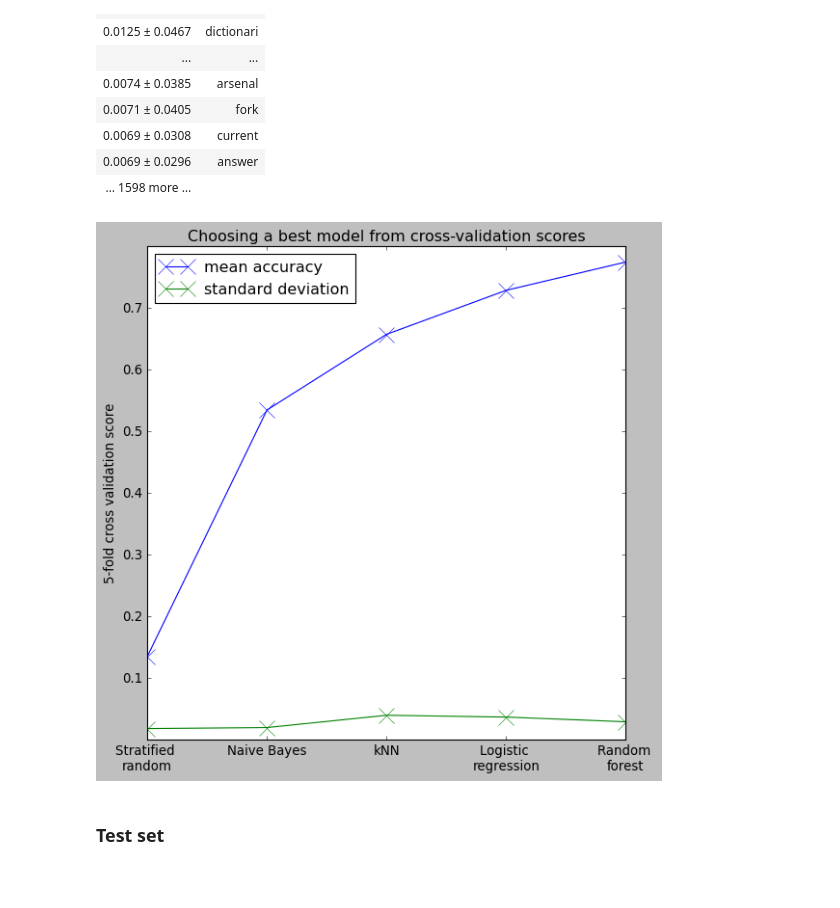
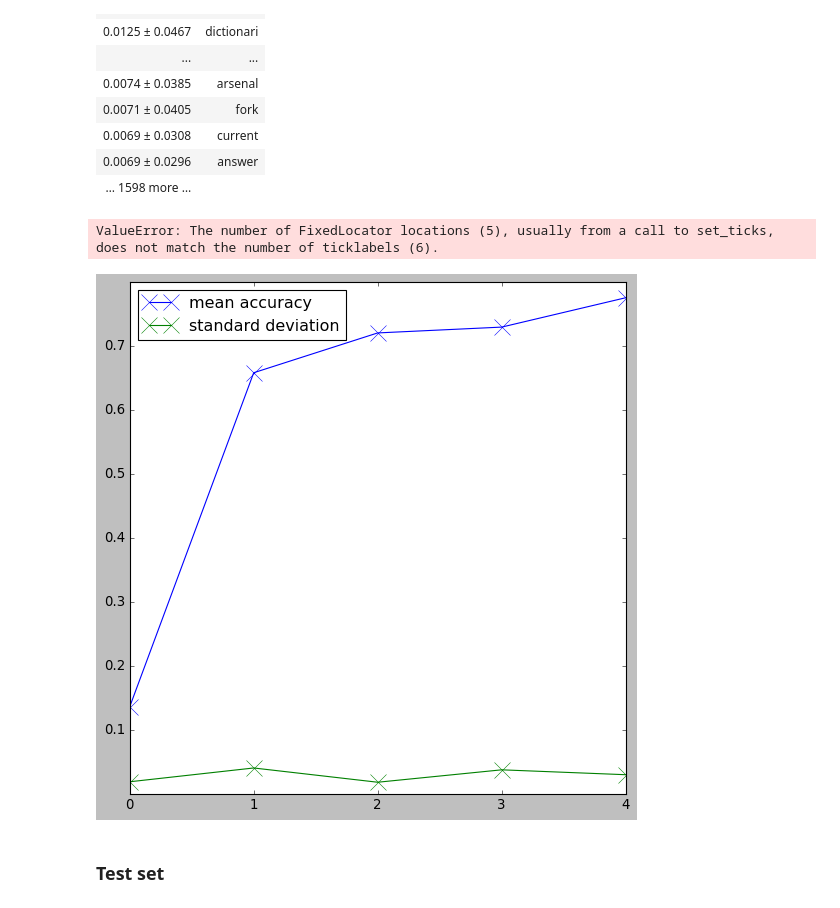
Before and after one commit to CANDLES-NLP/readme-nlp-classification, a Jupyter notebook: notebook-1.ipynb, the cells around one changed output. Saved outputs shown, nothing was run; the diff lists cells and outputs as text; code cells hidden in the pictures; blank space fills up the shorter version.

```diff
--- a/notebook-1.ipynb
+++ b/notebook-1.ipynb
@@ -95,8 +95,8 @@ weighted avg       0.16      0.15      0.15       546
 # %% [markdown]
 ### Naive Bayes
 # %%
-nb_clf = GaussianNB()
-nb_vec = TfidfVectorizer(max_features=800)
+nb_clf = MultinomialNB()
+nb_vec = TfidfVectorizer(max_features=900)
 X = nb_vec.fit_transform(X_train)
 nb_clf.fit(X.todense(), y_train)
 nbmom = report_and_conf_matrix(nb_clf, X=X.todense(), y=y_train)
@@ -268,17 +268,18 @@ eli5.explain_weights(rf_clf, feature_names=list(rf_vec.vocabulary_.keys()))
 | … 1598 more … |  |
 # %%
 f, ax = plt.subplots()
-plt.plot([clfmom, nbmom, knnmom, lrmom, rfmom], marker='x', ms=15)
+plt.plot([clfmom, knnmom, nbmom, lrmom, rfmom], marker='x', ms=15)
 plt.legend(["mean accuracy", "standard deviation"], loc='best')
 ax.set_xticks(range(5))
 ax.set_yticks([.1, .2, .3, .4, .5 , .6, .7])
-ax.set_xticklabels(['Stratified \nrandom','Naive Bayes','kNN','Logistic \nregression','Random \nforest'])
+ax.set_xticklabels(['Stratified \nrandom', 'kNN', 'Multinomial\n Naive Bayes','kNN','Logistic \nregression','Random \nforest'])
 plt.ylabel('5-fold cross validation score')
 plt.title('Choosing a best model from cross-validation scores')
 plt.savefig('img/cvscores.png')
 plt.show()
 # %% [output]
+ValueError: The number of FixedLocator locations (5), usually from a call to set_ticks, does not match the number of ticklabels (6).
-[figure, old version]
+[figure, new version]
 # %% [markdown]
 ### Test set
 # %%
```
Also changed, not shown: parts of 2 cells of this notebook, 4 other files.
